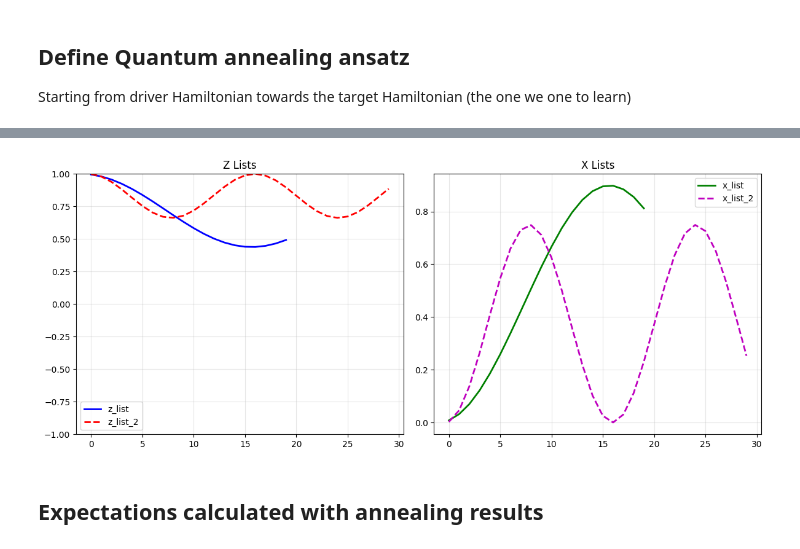
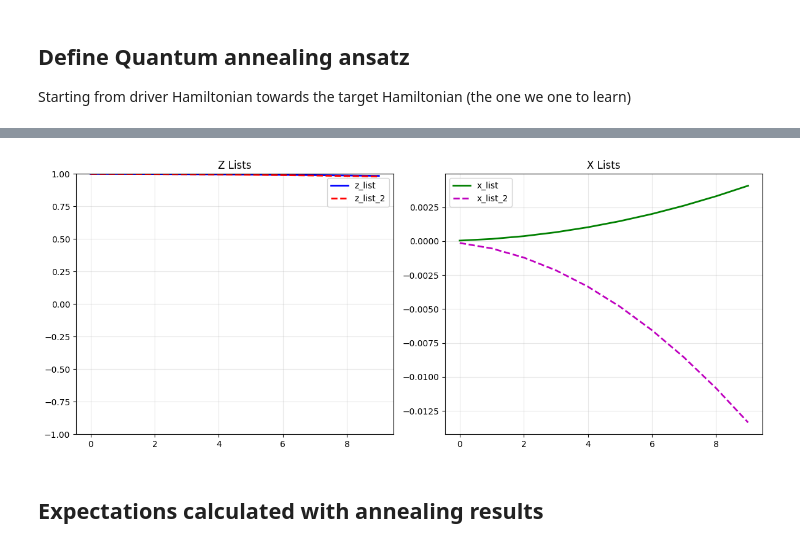
Before and after one commit to OsQarM/retech_2025, a Jupyter notebook: notebooks/annealing_optimizer.ipynb, the cells around one changed output, grey strips where cells are left out. Drawn from its saved outputs; the diff is of its cells as text; code cells hidden in the pictures.

```diff
--- a/notebooks/annealing_optimizer.ipynb
+++ b/notebooks/annealing_optimizer.ipynb
@@ -53,8 +53,8 @@ target_weights = [0.5, 0.8]
 ## Perform a time evolution and extract bitstring probabilities
 # %%
 ti = 0
-times = np.linspace(0.1, 2, 20)
 nsteps = 1000
+times = np.linspace(0.01, 0.1, 10)
 
 target_states = []
 z_list = []
@@ -78,9 +78,9 @@ for tf in times:
 ## Alternative, quantum annealing evolution
 # %%
 ti = 0
-times = np.linspace(0.1, 10, 30)
-dt = 0.01
-target_weights = [0.5, 0.8]
+times = np.linspace(0.01, 0.1, 10)
+dt = 0.0001
+#target_weights = [0.5, 0.8]
 initial_state = tensor_prod([(ket(0) - ket(1)).unit() for _ in range(nqubits)]).unit()
 Hx = sum(X(i) for i in range(nqubits)) #Driver
 Ht = hamiltonian.create_hamiltonian_from_weights(nqubits, target_weights) #target
@@ -101,26 +101,47 @@ for T in times:
 Starting from driver Hamiltonian towards the target Hamiltonian (the one we one to learn)
 # %%
 # Define total time and timestep
-dt = 0.001
 
 # Define Hamiltonians
 Hx = sum(X(i) for i in range(nqubits)) #Driver
-weights_i = np.random.uniform(min_w, max_w, size=(2*nqubits + int(nqubits*(nqubits-1)/2)))
+initial_weights = np.random.uniform(min_w, max_w, size=(2*nqubits + int(nqubits*(nqubits-1)/2)))
 # weights_i = [0.51, 0.79]
 
 # Prepare an equal superposition initial state
 initial_state = tensor_prod([(ket(0) - ket(1)).unit() for _ in range(nqubits)]).unit()
 
 
-# minimize with scipy
-res = minimize(lambda p: VQE.annealing_cost(p, times, dt, Hx, nqubits, initial_state, target_states),
-               weights_i, method='COBYLA',
-               options={'maxiter': 2000})
+# # minimize with scipy
+# res = minimize(lambda p: VQE.annealing_cost(p, times, dt, Hx, nqubits, initial_state, target_states),
+#                initial_weights, method='COBYLA',
+#                options={'maxiter': 2000})
+
+
+
+res = minimize(
+    fun=lambda p: VQE.annealing_cost(p, times, dt, Hx, nqubits, initial_state, target_states),
+    x0=initial_weights,
+    method='L-BFGS-B',
+    jac=lambda p: estimator.parameter_shift_grad(
+        lambda x: VQE.annealing_cost(x, times, dt, Hx, nqubits, initial_state, target_states),
+        p
+    ),
+    options={
+        'maxiter': 2000,           # Increase iterations
+        'ftol': 1e-10,            # Function tolerance
+        'gtol': 1e-8,             # Gradient tolerance
+        'maxfun': 10000,          # Max function evaluations
+        'disp': True              # Print convergence messages
+    }
+)
+
+
 
 
 print("Optimization finished, success:", res.success, ", loss function:", res.fun)
 print("best parameters:", res.x)
-print(target_weights)
+print("target parameters", target_weights)
+final_weights = res.x
 
 # [0.50238431 1.01492404]
 # %% [output]
@@ -171,7 +174,7 @@ def plot_expectations(z_list, x_list, z_list_2, x_list_2):
 # %%
-plot_expectations(z_list, x_list, z_list_2, x_list_2)
+plots.plot_2_expectations(z_list, x_list, z_list_2, x_list_2)
 # %% [output]
-[figure, old version]
+[figure, new version]
 # %% [markdown]
 ## Expectations calculated with annealing results
 # %% [markdown]
```
Also changed, not shown: parts of 8 cells of this notebook, 3 other files.
